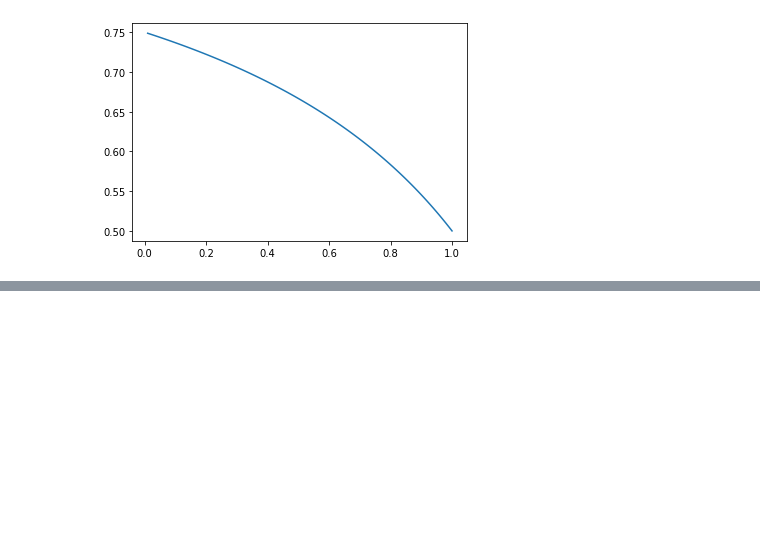
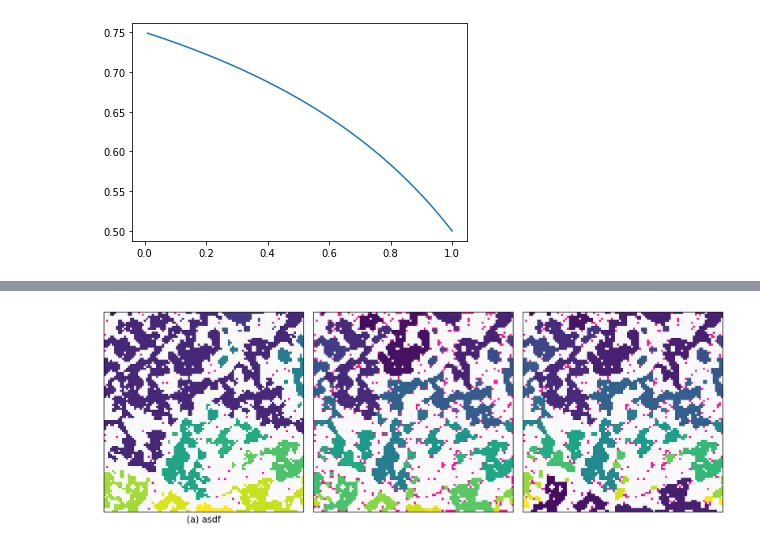
Before and after one commit to lquante/social_agent_based_modelling, a Jupyter notebook: notebooks/ClusterAnalysis.ipynb, the cells around one changed output, grey strips where cells are left out. Cells and saved outputs as stored; diff of their text form; code cells hidden in the pictures; blank space fills up the shorter version.

```diff
--- a/notebooks/island_size_analysis.ipynb
+++ b/notebooks/ClusterAnalysis.ipynb
@@ -1005,0 +1165,43 @@ c1(1, 1,)
+# %%
+# plot different clustered states
+
+# init clustering models
+block_clustering = BlockNNClustering(min_cluster_size=1)
+common_clustering0 = ExtendedCommonNNClustering(min_samples=0)
+common_clustering3 = ExtendedCommonNNClustering(min_samples=3)
+
+N = 100
+n_steps = 231
+
+# load data
+file = f"../data/uniform/data_A_seed{100}.csv"
+attitudes = np.genfromtxt(file, delimiter=' ')
+
+final_step = 230
+Aii = attitudes[final_step]
+decisions = np.int32(Aii.reshape(N, N) >= 0.5)
+
+_, (pos0, neg0) = common_clustering0.fit(decisions)
+_, (pos3, neg3) = common_clustering3.fit(decisions)
+_, (posB, negB) = block_clustering.fit(decisions)
+
+all_values = np.concatenate((pos0.flatten(), pos3.flatten(), posB.flatten()), axis=0)
+n_values = np.unique(all_values).size
+cmap = get_cluster_cmap(n_values)
+
+fig, ax = plt.subplots(1, 3, figsize=(15, 5), sharey=True)
+ax[0].imshow(pos0, cmap=get_cluster_cmap(np.unique(pos0).size))
+ax[1].imshow(pos3, cmap=get_cluster_cmap(np.unique(pos3).size))
+ax[2].imshow(posB, cmap=get_cluster_cmap(np.unique(posB).size))
+
+ax[0].set_xlabel("(a) asdf")
+
+for axis in ax:
+    axis.set_xticks([])
+    axis.set_yticks([])
+    #axis.set_xticklabels("")
+    #axis.set_xticklabels("")
+
+fig.subplots_adjust(wspace=0.05)
+# %% [output]
+[figure, added]
```
Also changed, not shown: parts of 34 cells of this notebook, 3 other files.
